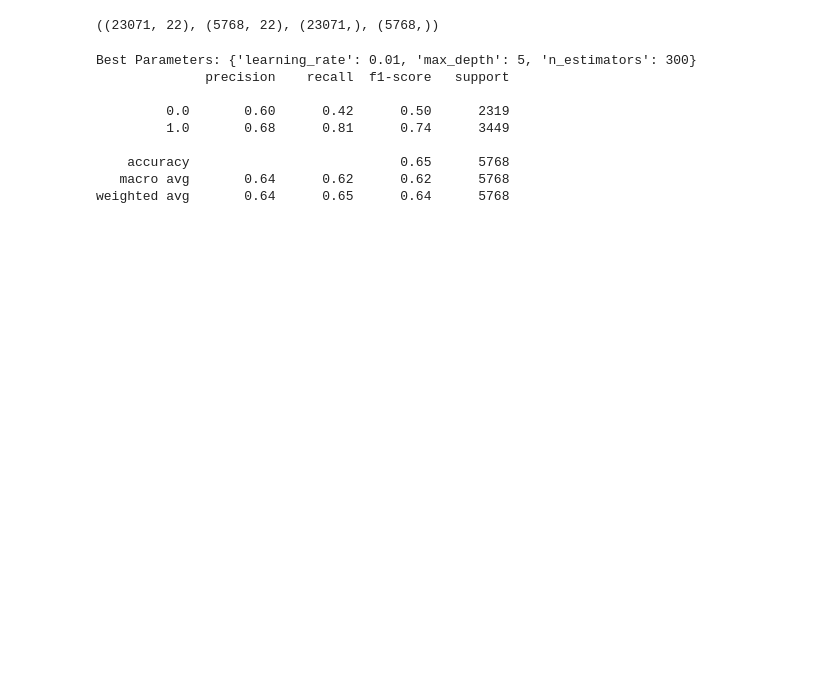
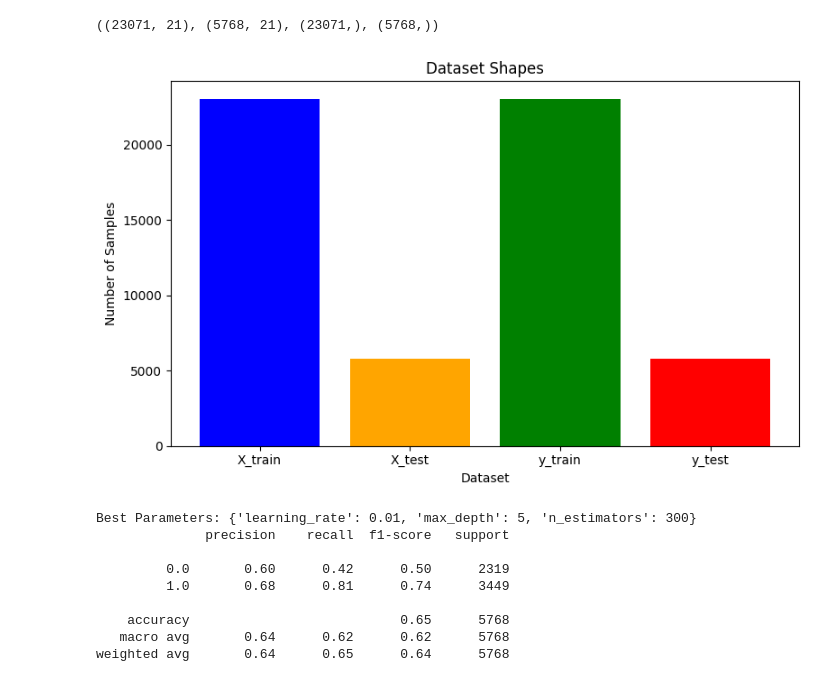
Before and after one commit to RHIT-fanh/FinalProj, a Jupyter notebook: Week10_training.ipynb, the cells around one changed output. Saved outputs shown, nothing was run; the diff lists cells and outputs as text; code cells hidden in the pictures; blank space fills up the shorter version.

```diff
--- a/Week10_training.ipynb
+++ b/Week10_training.ipynb
@@ -5,7 +5,7 @@ from sklearn.ensemble import RandomForestClassifier, GradientBoostingClassifier
 from sklearn.metrics import classification_report
 from sklearn.impute import SimpleImputer
 
-df = pd.read_csv('nba_22features.csv')
+df = pd.read_csv('nba_21features.csv')
 df = df.dropna(axis=0)
 print(df.columns)
 df.head()
@@ -35,7 +35,24 @@ y = df['target']
 X_train, X_test, y_train, y_test = train_test_split(X, y, test_size=0.2, random_state=42)
 X_train.shape, X_test.shape, y_train.shape, y_test.shape
 # %% [output]
-((23071, 22), (5768, 22), (23071,), (5768,))
+((23071, 21), (5768, 21), (23071,), (5768,))
+# %%
+import matplotlib.pyplot as plt
+
+# Data for visualization
+shapes = [X_train.shape[0], X_test.shape[0], y_train.shape[0], y_test.shape[0]]
+labels = ['X_train', 'X_test', 'y_train', 'y_test']
+
+# Plot
+plt.figure(figsize=(8, 5))
+plt.bar(labels, shapes, color=['blue', 'orange', 'green', 'red'])
+plt.xlabel("Dataset")
+plt.ylabel("Number of Samples")
+plt.title("Dataset Shapes")
+plt.tight_layout()
+plt.show()
+# %% [output]
+[figure, added]
 # %%
 from sklearn.model_selection import GridSearchCV
 from sklearn.ensemble import GradientBoostingClassifier
```
Also changed, not shown: parts of 7 cells of this notebook, 1 other file.
